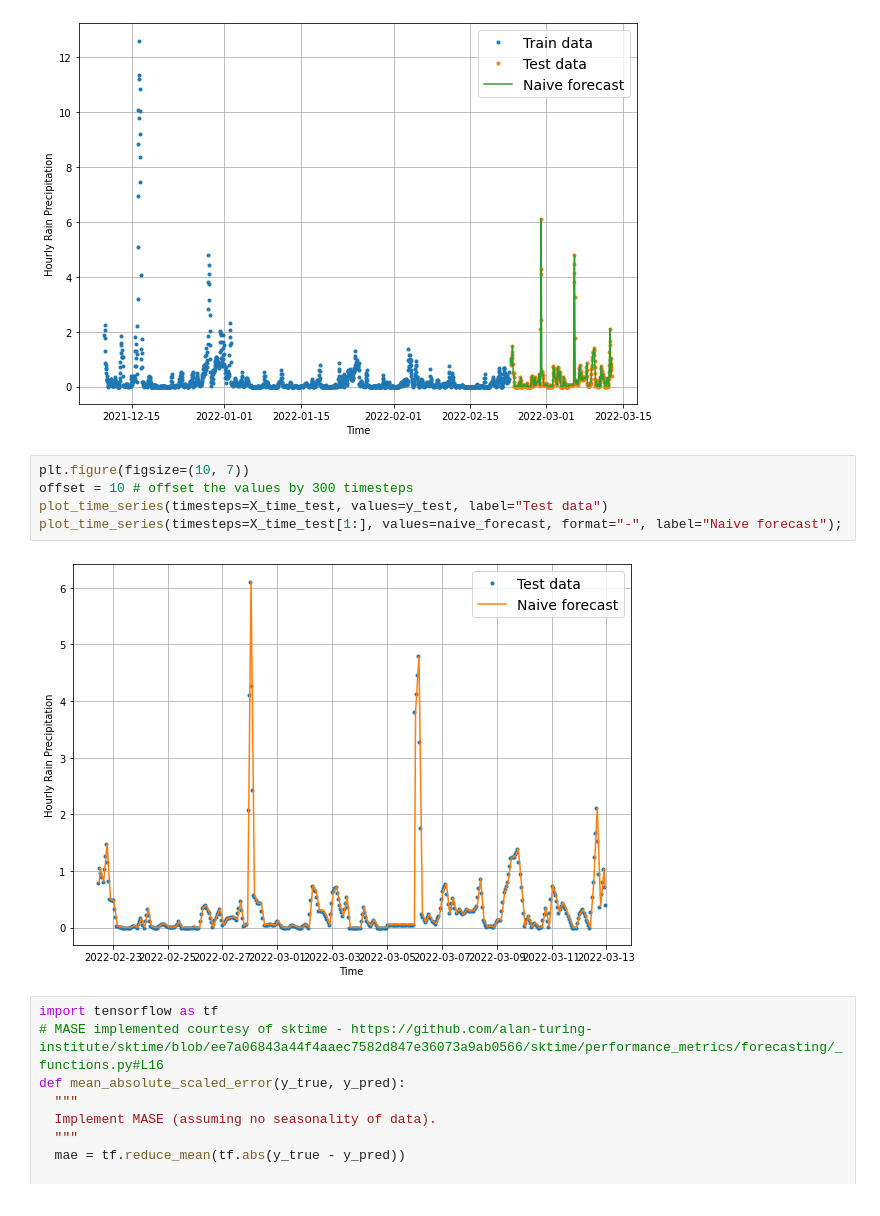
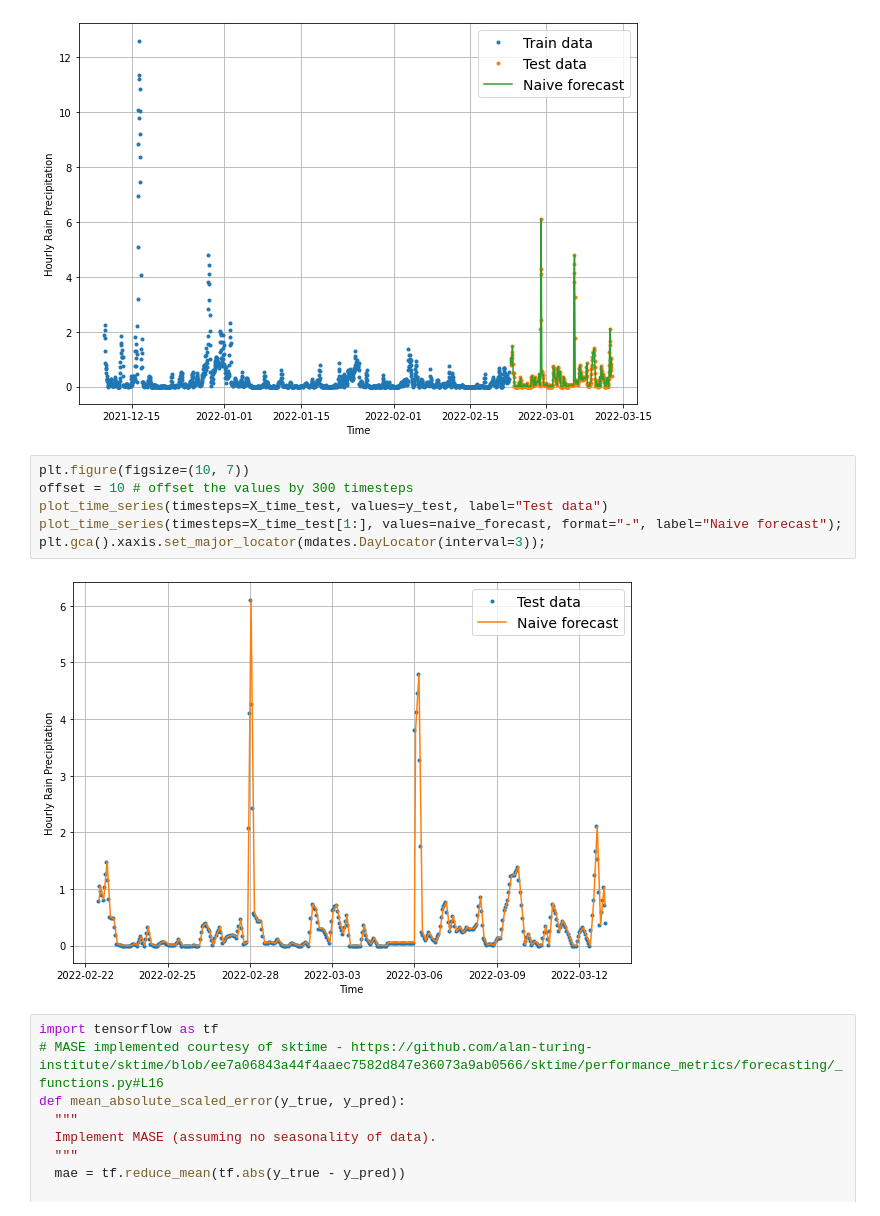
Before and after one commit to eRuaro/prac-research, a Jupyter notebook: cebu.ipynb, the cells around one changed output. Drawn from its saved outputs; the diff is of its cells as text.

```diff
--- a/cebu.ipynb
+++ b/cebu.ipynb
@@ -381,10 +382,11 @@ plot_time_series(timesteps=X_time_test[1:], values=naive_forecast, format="-", l
 # %%
 plt.figure(figsize=(10, 7))
 offset = 10 # offset the values by 300 timesteps
 plot_time_series(timesteps=X_time_test, values=y_test, label="Test data")
 plot_time_series(timesteps=X_time_test[1:], values=naive_forecast, format="-", label="Naive forecast");
+plt.gca().xaxis.set_major_locator(mdates.DayLocator(interval=3));
 # %% [output]
-[figure, old version]
+[figure, new version]
 # %%
 import tensorflow as tf
 # MASE implemented courtesy of sktime - https://github.com/alan-turing-institute/sktime/blob/ee7a06843a44f4aaec7582d847e36073a9ab0566/sktime/performance_metrics/forecasting/_functions.py#L16
```
Also changed, not shown: parts of 4 cells of this notebook.
